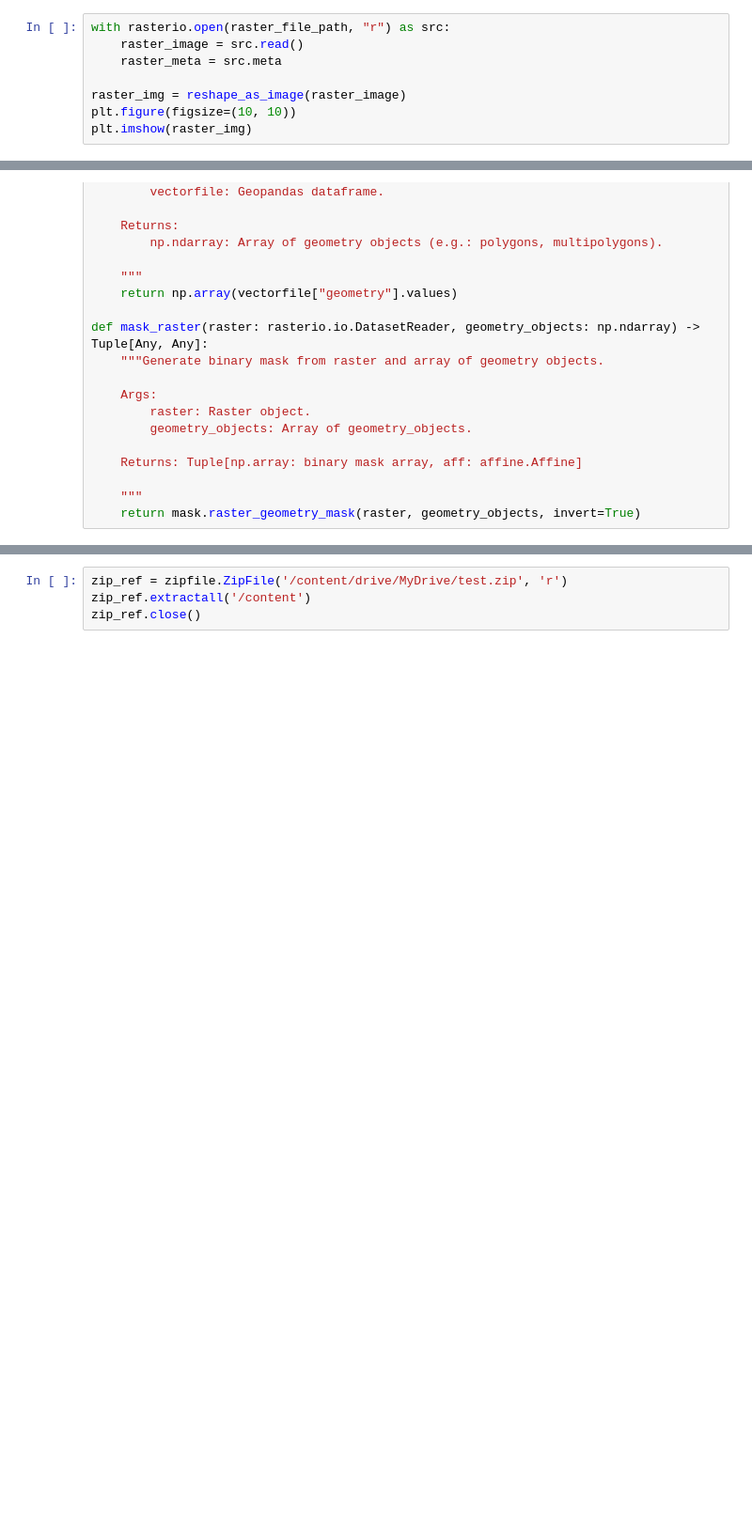
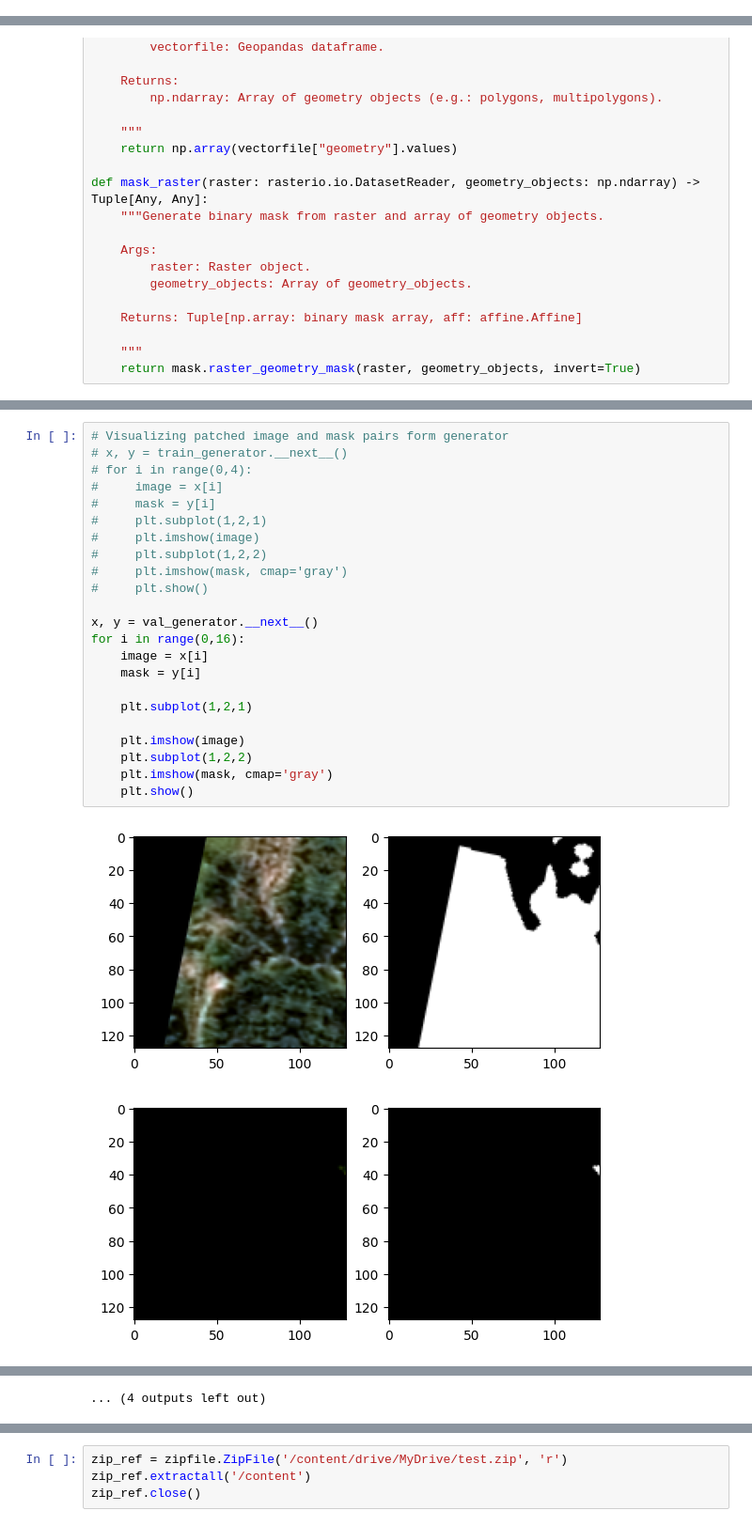
Before and after one commit to NailaBagir/Binary-Semantic-Segmentation, a Jupyter notebook: Binary_Image_Segmentation.ipynb, the cells around one changed output, grey strips where cells are left out. Shown at 94% size. Saved outputs shown, nothing was run; the diff lists cells and outputs as text; blank space fills up the shorter version.

```diff
--- a/Binary_Image_Segmentation.ipynb
+++ b/Binary_Image_Segmentation.ipynb
@@ -125,8 +82,0 @@ with rasterio.open(raster_file_path, mode='r') as src:
-# %%
-with rasterio.open(raster_file_path, "r") as src:
-    raster_image = src.read()
-    raster_meta = src.meta
-
-raster_img = reshape_as_image(raster_image)
-plt.figure(figsize=(10, 10))
-plt.imshow(raster_img)
@@ -348,0 +304,26 @@ X_train, X_test, y_train, y_test = train_test_split(image_dataset, mask_dataset,
+# %%
+# Visualizing patched image and mask pairs form generator
+# x, y = train_generator.__next__()
+# for i in range(0,4):
+#     image = x[i]
+#     mask = y[i]
+#     plt.subplot(1,2,1)
+#     plt.imshow(image)
+#     plt.subplot(1,2,2)
+#     plt.imshow(mask, cmap='gray')
+#     plt.show()
+
+x, y = val_generator.__next__()
+for i in range(0,16):
+    image = x[i]
+    mask = y[i]
+
+    plt.subplot(1,2,1)
+
+    plt.imshow(image)
+    plt.subplot(1,2,2)
+    plt.imshow(mask, cmap='gray')
+    plt.show()
+# %% [output]
+[figure, added]
+[figure, added]
@@ -349 +340,2 @@ X_train, X_test, y_train, y_test = train_test_split(image_dataset, mask_dataset,
+... (4 outputs left out)
 # %% [markdown]
```
Also changed, not shown: parts of 82 cells of this notebook.
